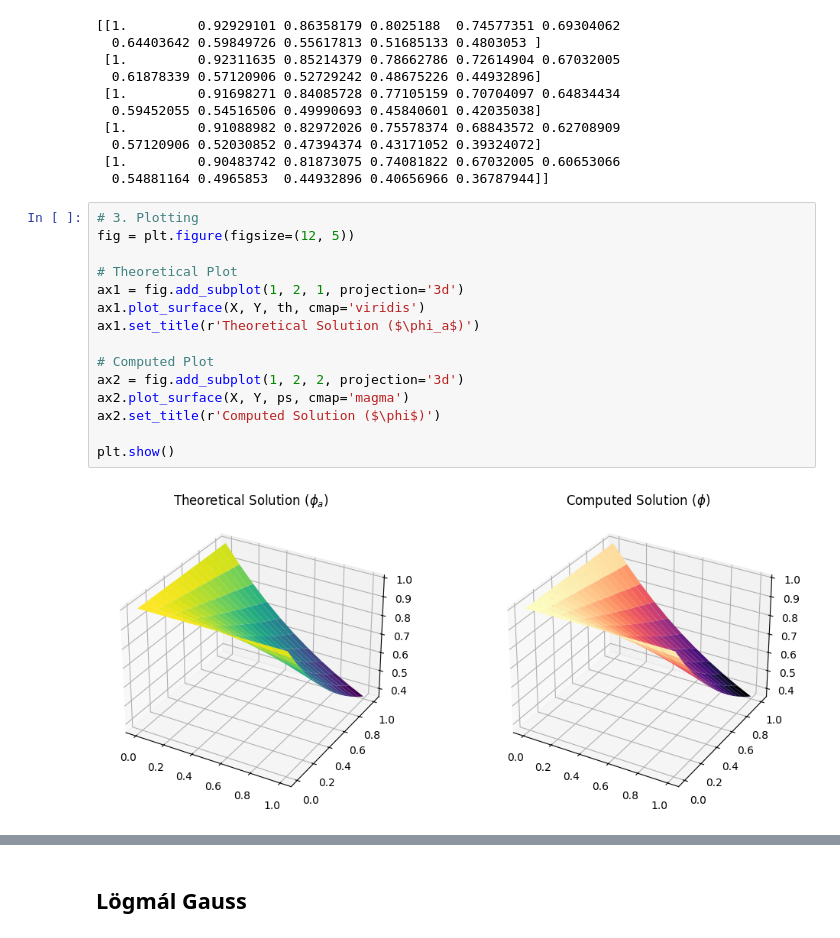
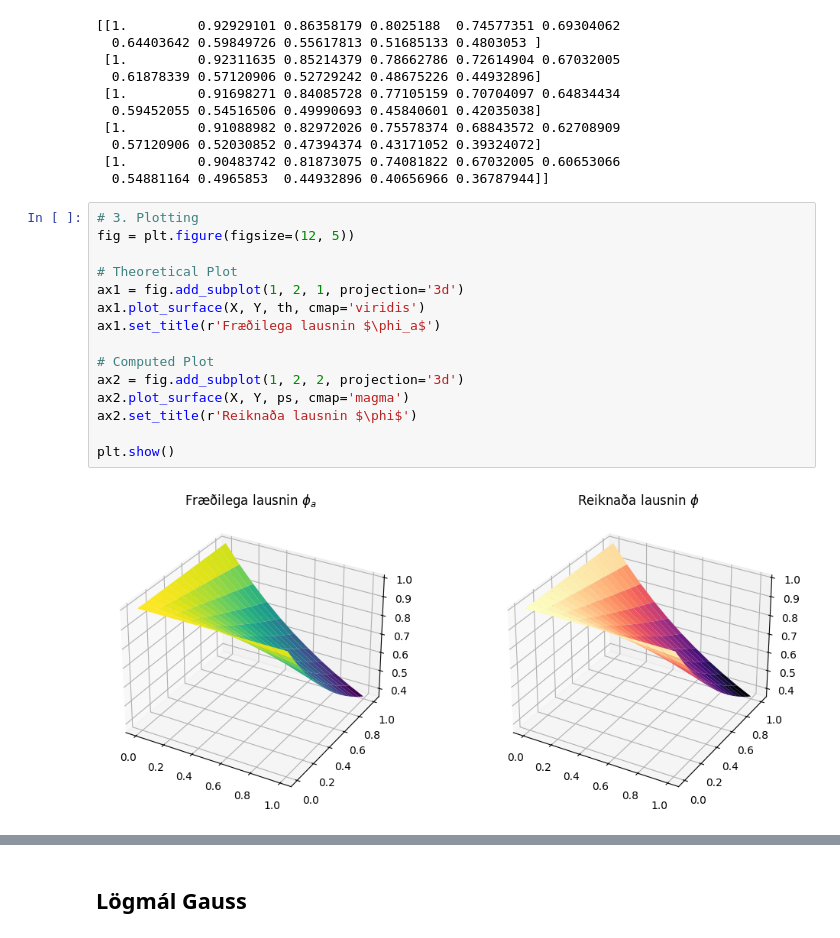
Before and after one commit to Danekpepe/Stae_Lokaverkefni, a Jupyter notebook: Lokaverkefni.ipynb, the cells around one changed output, grey strips where cells are left out. Drawn from its saved outputs; the diff is of its cells as text.

```diff
--- a/Lokaverkefni.ipynb
+++ b/Lokaverkefni.ipynb
@@ -318,20 +318,20 @@ print(th[-5:][-5:])
 # %%
 # 3. Plotting
 fig = plt.figure(figsize=(12, 5))
 
 # Theoretical Plot
 ax1 = fig.add_subplot(1, 2, 1, projection='3d')
 ax1.plot_surface(X, Y, th, cmap='viridis')
-ax1.set_title(r'Theoretical Solution ($\phi_a$)')
+ax1.set_title(r'Fræðilega lausnin $\phi_a$')
 
 # Computed Plot
 ax2 = fig.add_subplot(1, 2, 2, projection='3d')
 ax2.plot_surface(X, Y, ps, cmap='magma')
-ax2.set_title(r'Computed Solution ($\phi$)')
+ax2.set_title(r'Reiknaða lausnin $\phi$')
 
 plt.show()
 # %% [output]
-[figure, old version]
+[figure, new version]
 # %%
 error = np.abs(th - ps)
 
```
Also changed, not shown: parts of 7 cells of this notebook.
